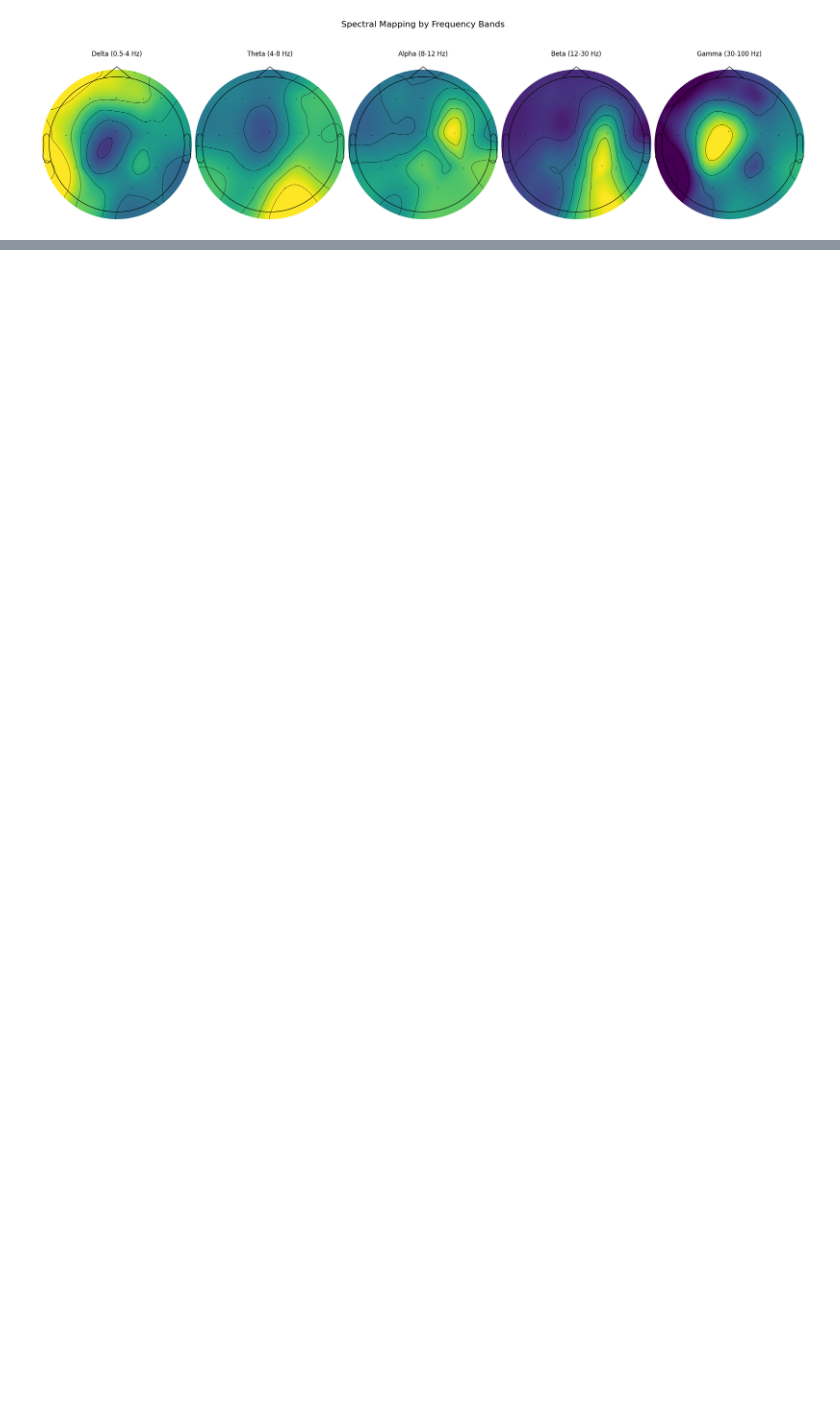
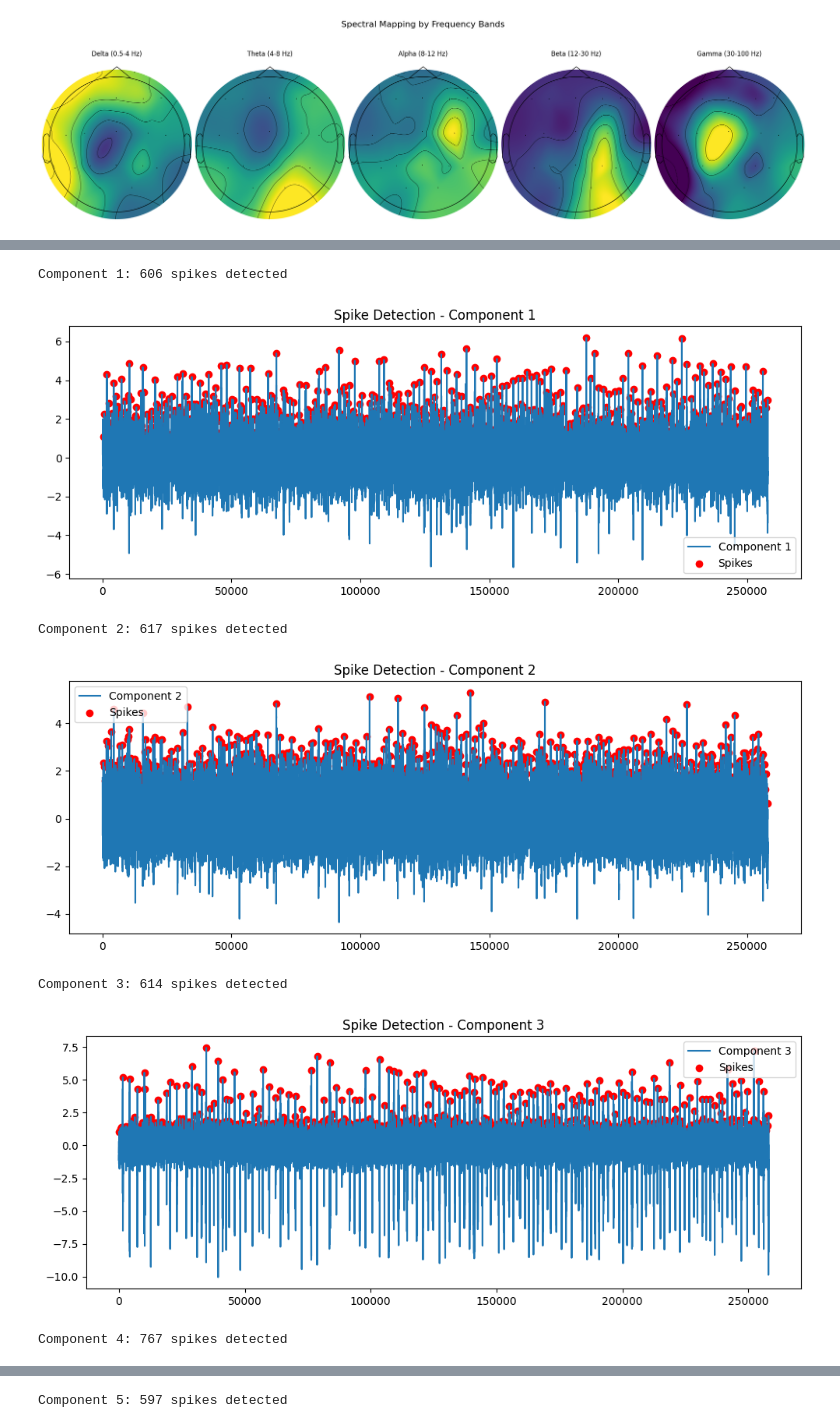
Before and after one commit to labneoc/generativediffusion, a Jupyter notebook: preprocessing.ipynb, the cells around one changed output, grey strips where cells are left out. Drawn from its saved outputs; the diff is of its cells as text; code cells hidden in the pictures; blank space fills up the shorter version.

```diff
--- a/preprocessing.ipynb
+++ b/preprocessing.ipynb
@@ -532,0 +732,35 @@ holo_hilbert_analysis_optimized(output_dir, selected_channels, sampling_freq)
+# %%
+# Função para detectar picos nos componentes ICA
+from scipy.signal import find_peaks
+
+def detect_spike_patterns(component, distance=256, prominence=1):
+    """
+    Detecta picos repetitivos em um componente.
+
+    :param component: Componente ICA a ser analisado.
+    :param distance: Distância mínima entre picos (amostras).
+    :param prominence: Proeminência mínima do pico.
+    :return: Índices dos picos detectados.
+    """
+    peaks, _ = find_peaks(component, distance=distance, prominence=prominence)
+    return peaks
+
+# Detectar picos nos componentes relacionados a C4, T6, T4
+for idx, comp in enumerate(ica_components):
+    peaks = detect_spike_patterns(comp, distance=256, prominence=2)  # Ajustar parâmetros
+    print(f"Component {idx+1}: {len(peaks)} spikes detected")
+    plt.figure(figsize=(10, 4))
+    plt.plot(comp, label=f'Component {idx+1}')
+    plt.scatter(peaks, comp[peaks], color='red', label='Spikes')
+    plt.title(f'Spike Detection - Component {idx+1}')
+    plt.legend()
+    plt.tight_layout()
+    plt.show()
+# %% [output]
+Component 1: 606 spikes detected
+[figure, added]
+Component 2: 617 spikes detected
+[figure, added]
+Component 3: 614 spikes detected
+[figure, added]
+Component 4: 767 spikes detected
@@ -532,0 +768 @@ holo_hilbert_analysis_optimized(output_dir, selected_channels, sampling_freq)
+Component 5: 597 spikes detected
```
Also changed, not shown: parts of 18 cells of this notebook, 18 other files.
